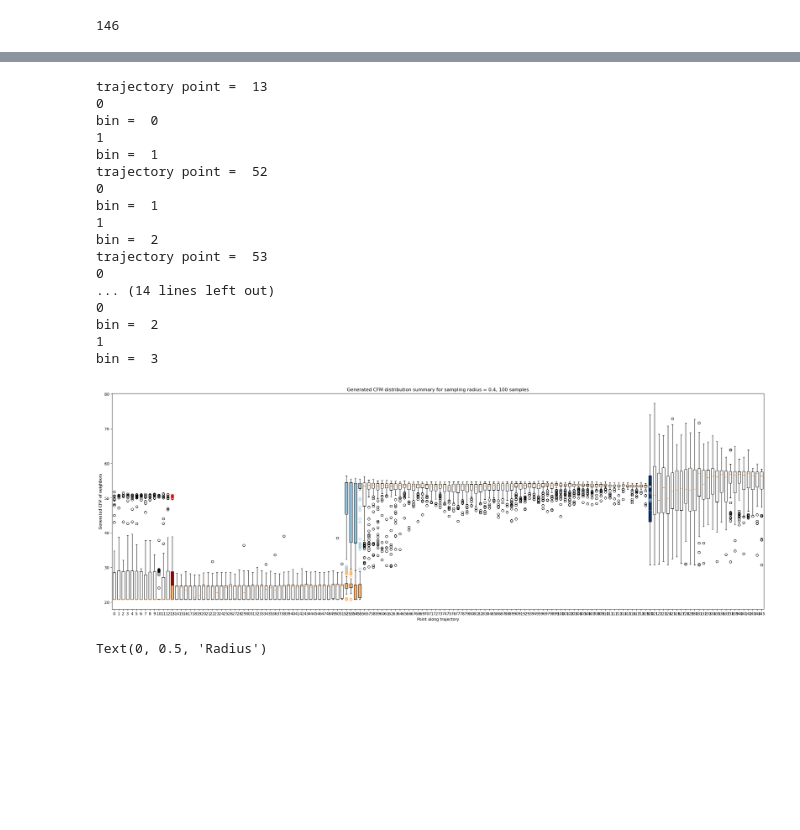
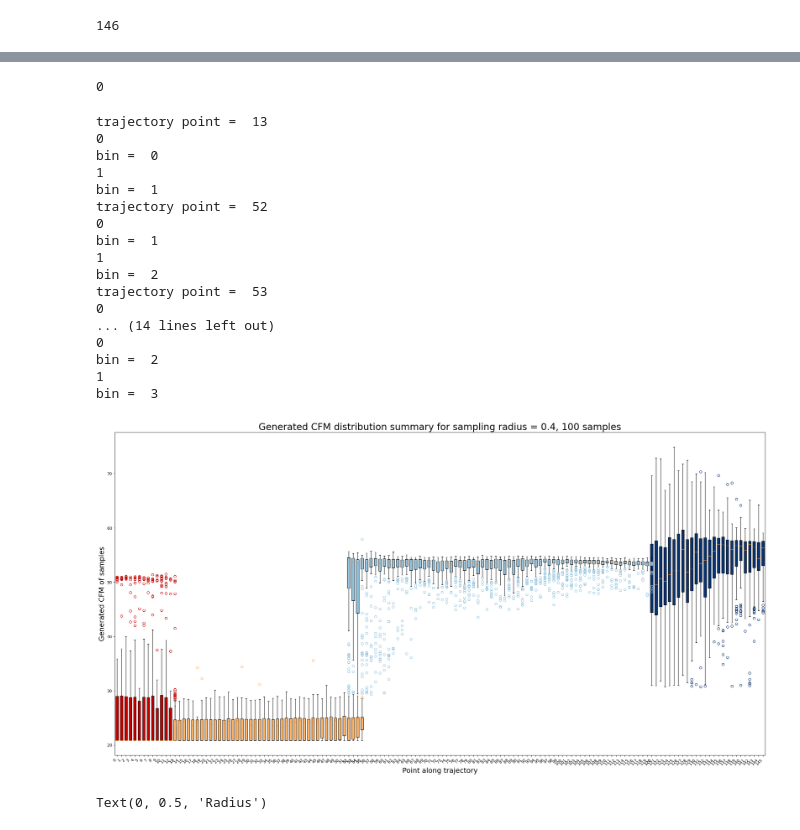
Before and after one commit to draeloslab/mm-vae, a Jupyter notebook: gen_cfm_trajectories.ipynb, the cells around one changed output, grey strips where cells are left out. Drawn from its saved outputs; the diff is of its cells as text; code cells hidden in the pictures; blank space fills up the shorter version.

```diff
--- a/gen_cfm_trajectories.ipynb
+++ b/gen_cfm_trajectories.ipynb
@@ -1115,18 +1346,24 @@ traj_info[55]['sampled cfm'][0]['generated cfm']
  np.float64(28.536949214928228),
  np.float64(20.854409051119006),
  np.float64(24.822331970868913)]
+# %%
+traj_info[0]['sampled cfm'][0]['bin']
+# %% [output]
+0
 # %%
-plt.figure(figsize=(30,10))
-plt.xlabel('Point along trajectory')
-plt.ylabel('Generated CFM of neighbors')
-plt.title('Generated CFM distribution summary for sampling radius = ' + str(radius) + ', 100 samples')
+plot = plt.figure(figsize=(32,10))
+plt.xlabel('Point along trajectory', fontsize=18)
+plt.ylabel('Generated CFM of samples', fontsize=18)
+plt.title('Generated CFM distribution summary for sampling radius = ' + str(radius) + ', 100 samples', fontsize=24)
 
 # updated this so that points w/ two bins get two boxes
 for i in range(len(traj_info)):
     df_point = df_list_sampled_cfm[i]
 
     if len(traj_info[i]['sampled cfm']) == 1:
-        plt.boxplot(df_point['sampled_cfm'], positions=[i], widths=[0.6])
+        bin_num = traj_info[i]['sampled cfm'][0]['bin']
+        plt.boxplot(df_point['sampled_cfm'], positions=[i], widths=[0.6], patch_artist=True, boxprops=dict(facecolor=custom_palette[bin_num]),
+                        flierprops=dict(color=custom_palette[bin_num], markeredgecolor=custom_palette[bin_num]))
 
     elif len(traj_info[i]['sampled cfm']) > 1:
         print('trajectory point = ', i)
@@ -1138,34 +1375,34 @@ for i in range(len(traj_info)):
             values_to_plot = traj_info[i]['sampled cfm'][j]['generated cfm']
             bin_num = traj_info[i]['sampled cfm'][j]['bin']
             print('bin = ', bin_num)
             # sending bin 3 to back because I know it's wider than bin 2, so bin 2 gets lost
             # UPDATE IN FUTURE TO WORK FOR ANY BIN, MAYBE LOOK AT WIDTH OF BAR?
             if bin_num == 3:
                 zorder -= 1
             plt.boxplot(values_to_plot, positions=[i], widths=[0.6], patch_artist=True, boxprops=dict(facecolor=custom_palette[bin_num]),
                         flierprops=dict(color=custom_palette[bin_num], markeredgecolor=custom_palette[bin_num]), zorder=zorder)
 
 
     # print(new_neighbors)
 # %% [output]
 trajectory point =  13
 0
 bin =  0
 1
 bin =  1
 trajectory point =  52
 0
 bin =  1
 1
 bin =  2
 trajectory point =  53
 0
 ... (14 lines left out)
 0
 bin =  2
 1
 bin =  3
-[figure, old version]
+[figure, new version]
 # %%
 for i in range(len(traj_info)):
     plt.scatter(i,traj_info[i]['bin check radius'], c='blue', marker='o')
```
Also changed, not shown: parts of 30 cells of this notebook.
